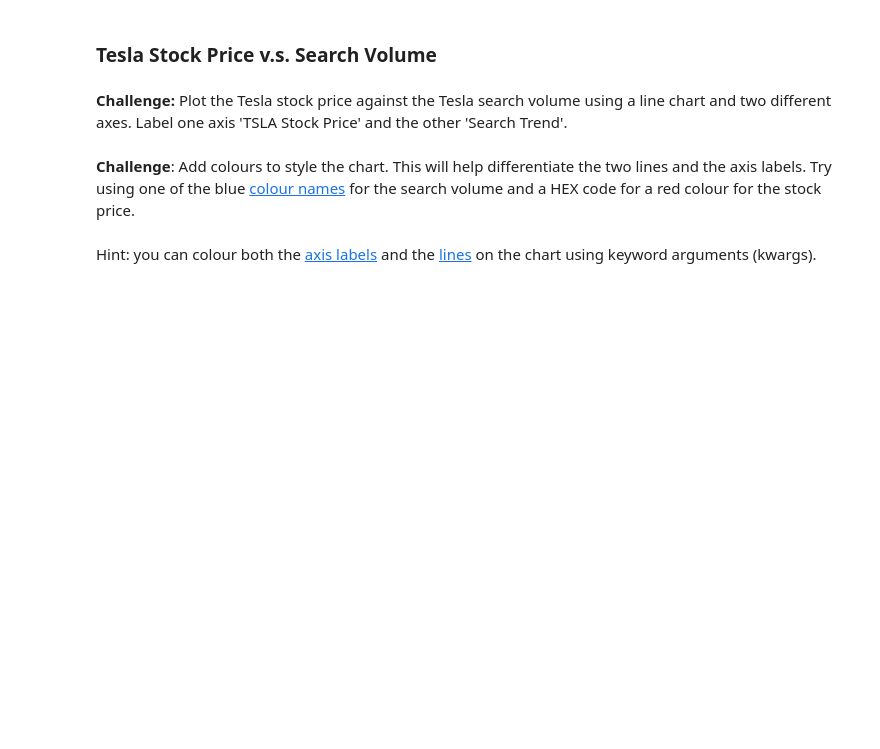
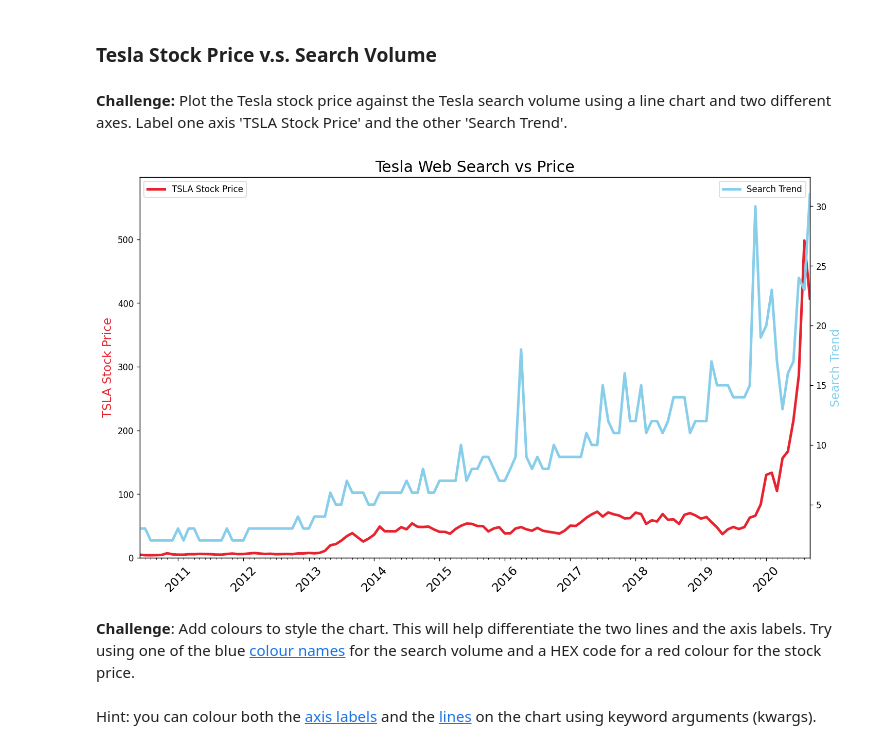
Before and after one commit to fkajose/100-Days-of-Code, a Jupyter notebook: 075-Google-trends-data-viz/Google Trends and Data Visualisation (start).ipynb, the cells around one changed output. Drawn from its saved outputs; the diff is of its cells as text; code cells hidden in the pictures; blank space fills up the shorter version.

Commit message:
Day 75: Improve comparison visualization

```diff
--- a/075-Google-trends-data-viz/Google Trends and Data Visualisation (start).ipynb
+++ b/075-Google-trends-data-viz/Google Trends and Data Visualisation (start).ipynb
@@ -306,6 +338,22 @@ plt.show()
 ### Tesla Stock Price v.s. Search Volume
 # %% [markdown]
 **Challenge:** Plot the Tesla stock price against the Tesla search volume using a line chart and two different axes. Label one axis 'TSLA Stock Price' and the other 'Search Trend'.
+# %%
+plot_comparison(
+    df1=df_tesla,
+    df2=df_tesla,
+    base_col1="MONTH",
+    base_col2="MONTH",
+    col1="TSLA_USD_CLOSE",
+    col2="TSLA_WEB_SEARCH",
+    title="Tesla Web Search vs Price",
+    ylabel1="TSLA Stock Price",
+    ylabel2="Search Trend",
+    color1="#E6232E",
+    color2="skyblue",
+)
+# %% [output]
+[figure, added]
 # %% [markdown]
 **Challenge**: Add colours to style the chart. This will help differentiate the two lines and the axis labels. Try using one of the blue [colour names](https://matplotlib.org/3.1.1/gallery/color/named_colors.html) for the search volume and a HEX code for a red colour for the stock price.
 <br>
```
Also changed, not shown: parts of 8 cells of this notebook.
